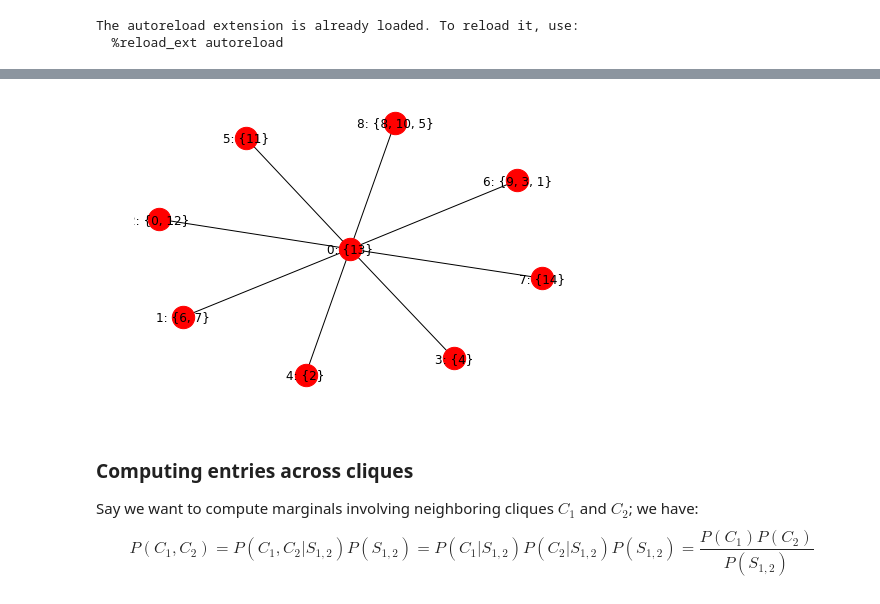
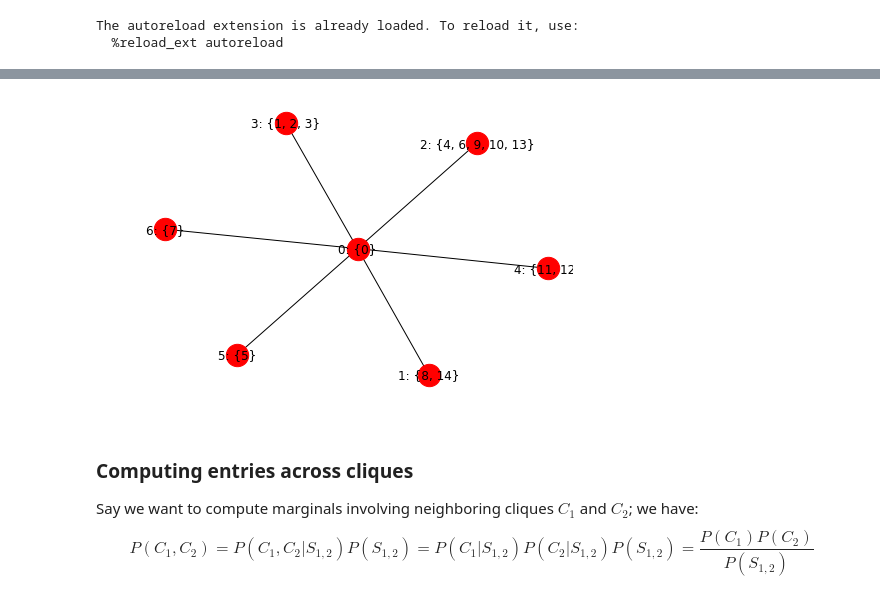
Before and after one commit to HazyResearch/metal, a Jupyter notebook: notebooks/New_JT_SPA_testing.ipynb, the cells around one changed output, grey strips where cells are left out. Saved outputs shown, nothing was run; the diff lists cells and outputs as text; code cells hidden in the pictures.

```diff
--- a/notebooks/New_JT_SPA_testing.ipynb
+++ b/notebooks/New_JT_SPA_testing.ipynb
@@ -41,10 +41,19 @@ deps_graph.draw()
 # %%
 N = 1000 # Not used yet...
 K = 2
-data = DataGenerator(N, M, k=K, abstains=False, deps_graph=deps_graph)
+HIGHER_ORDER_CLIQUES = True
+
+data = DataGenerator(
+    N,
+    M,
+    k=K,
+    abstains=False,
+    deps_graph=deps_graph,
+    higher_order_cliques=HIGHER_ORDER_CLIQUES
+)
 data.jt.draw()
 # %% [output]
-[figure, old version]
+[figure, new version]
 # %% [markdown]
 ### Computing entries across cliques
 
```
Also changed, not shown: parts of 15 cells of this notebook, 4 other files.
